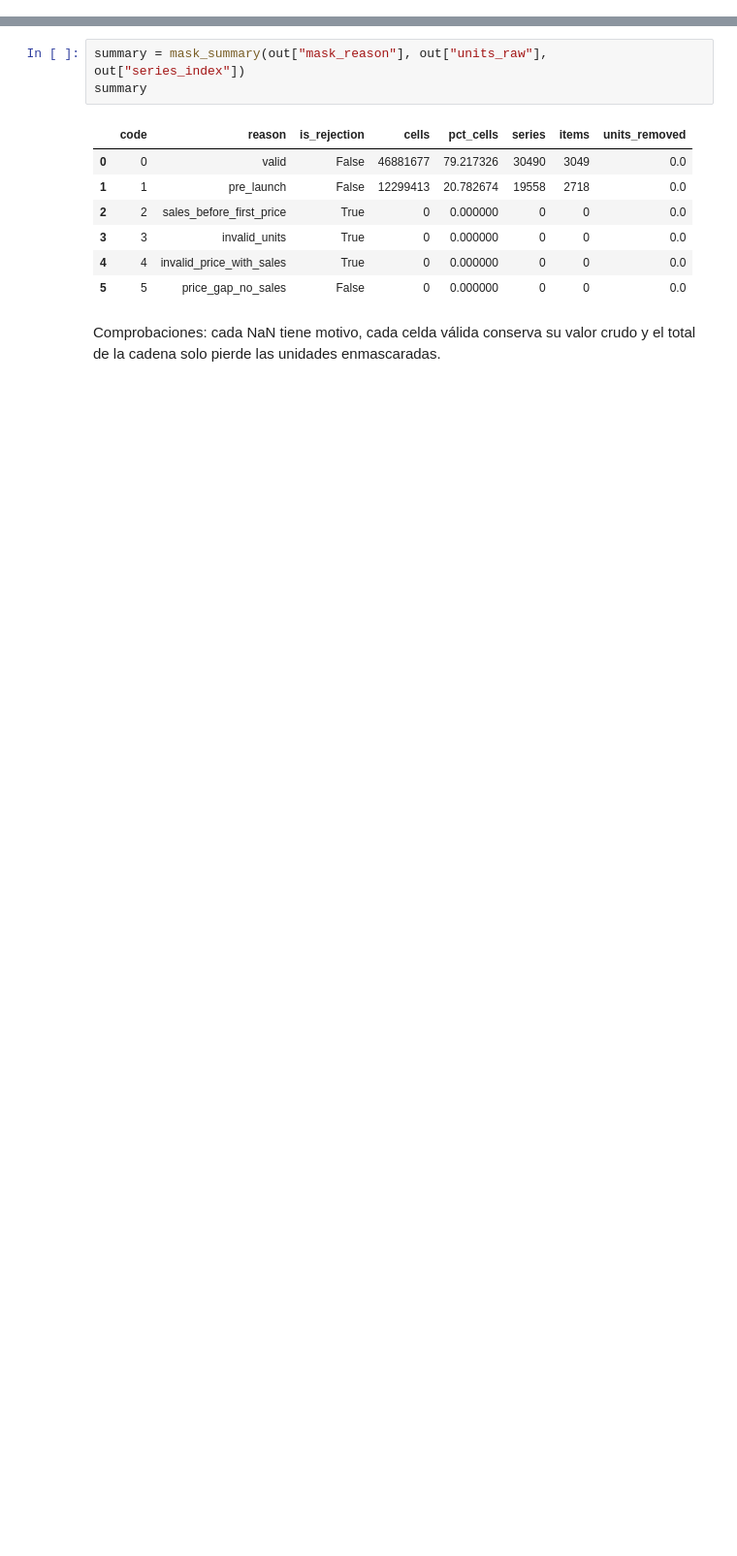
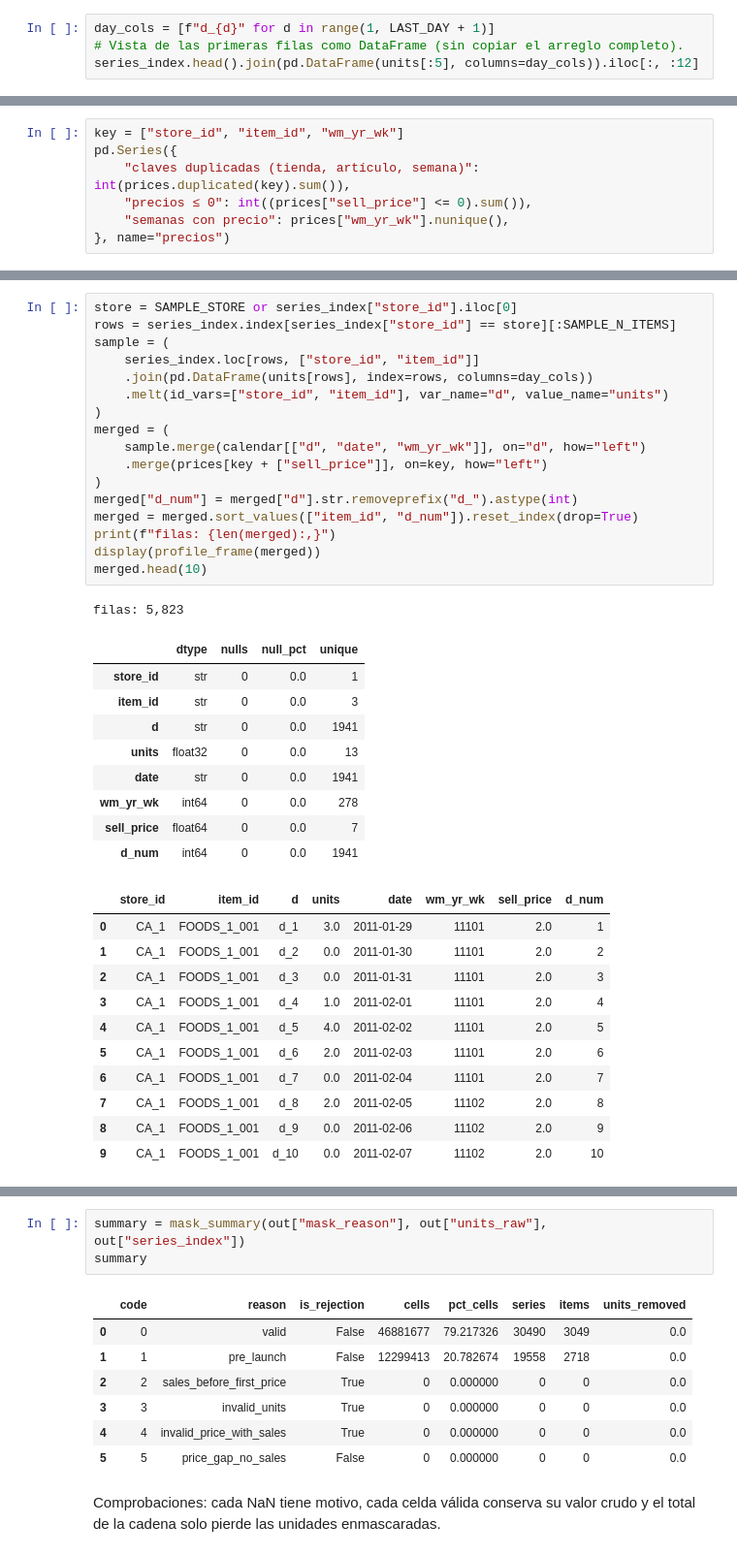
Before and after one commit to JoseSalas98/demand-forecasting-replenishment, a Jupyter notebook: notebooks/01_data_validation.ipynb, the cells around one changed output, grey strips where cells are left out. Shown at 97% size. Saved outputs shown, nothing was run; the diff lists cells and outputs as text; blank space fills up the shorter version.

```diff
--- a/notebooks/01_data_validation.ipynb
+++ b/notebooks/01_data_validation.ipynb
@@ -125,0 +172,4 @@ Una fila por motivo (`MASK_REASONS`): celdas, series y artículos afectados, y u
+# %%
+day_cols = [f"d_{d}" for d in range(1, LAST_DAY + 1)]
+# Vista de las primeras filas como DataFrame (sin copiar el arreglo completo).
+series_index.head().join(pd.DataFrame(units[:5], columns=day_cols)).iloc[:, :12]
@@ -125,0 +229,7 @@ Una fila por motivo (`MASK_REASONS`): celdas, series y artículos afectados, y u
+# %%
+key = ["store_id", "item_id", "wm_yr_wk"]
+pd.Series({
+    "claves duplicadas (tienda, artículo, semana)": int(prices.duplicated(key).sum()),
+    "precios ≤ 0": int((prices["sell_price"] <= 0).sum()),
+    "semanas con precio": prices["wm_yr_wk"].nunique(),
+}, name="precios")
@@ -125,0 +277,39 @@ Una fila por motivo (`MASK_REASONS`): celdas, series y artículos afectados, y u
+# %%
+store = SAMPLE_STORE or series_index["store_id"].iloc[0]
+rows = series_index.index[series_index["store_id"] == store][:SAMPLE_N_ITEMS]
+sample = (
+    series_index.loc[rows, ["store_id", "item_id"]]
+    .join(pd.DataFrame(units[rows], index=rows, columns=day_cols))
+    .melt(id_vars=["store_id", "item_id"], var_name="d", value_name="units")
+)
+merged = (
+    sample.merge(calendar[["d", "date", "wm_yr_wk"]], on="d", how="left")
+    .merge(prices[key + ["sell_price"]], on=key, how="left")
+)
+merged["d_num"] = merged["d"].str.removeprefix("d_").astype(int)
+merged = merged.sort_values(["item_id", "d_num"]).reset_index(drop=True)
+print(f"filas: {len(merged):,}")
+display(profile_frame(merged))
+merged.head(10)
+# %% [output]
+filas: 5,823
+|  | dtype | nulls | null_pct | unique |
+| store_id | str | 0 | 0.0 | 1 |
+| item_id | str | 0 | 0.0 | 3 |
+| d | str | 0 | 0.0 | 1941 |
+| units | float32 | 0 | 0.0 | 13 |
+| date | str | 0 | 0.0 | 1941 |
+| wm_yr_wk | int64 | 0 | 0.0 | 278 |
+| sell_price | float64 | 0 | 0.0 | 7 |
+| d_num | int64 | 0 | 0.0 | 1941 |
+|  | store_id | item_id | d | units | date | wm_yr_wk | sell_price | d_num |
+| 0 | CA_1 | FOODS_1_001 | d_1 | 3.0 | 2011-01-29 | 11101 | 2.0 | 1 |
+| 1 | CA_1 | FOODS_1_001 | d_2 | 0.0 | 2011-01-30 | 11101 | 2.0 | 2 |
+| 2 | CA_1 | FOODS_1_001 | d_3 | 0.0 | 2011-01-31 | 11101 | 2.0 | 3 |
+| 3 | CA_1 | FOODS_1_001 | d_4 | 1.0 | 2011-02-01 | 11101 | 2.0 | 4 |
+| 4 | CA_1 | FOODS_1_001 | d_5 | 4.0 | 2011-02-02 | 11101 | 2.0 | 5 |
+| 5 | CA_1 | FOODS_1_001 | d_6 | 2.0 | 2011-02-03 | 11101 | 2.0 | 6 |
+| 6 | CA_1 | FOODS_1_001 | d_7 | 0.0 | 2011-02-04 | 11101 | 2.0 | 7 |
+| 7 | CA_1 | FOODS_1_001 | d_8 | 2.0 | 2011-02-05 | 11102 | 2.0 | 8 |
+| 8 | CA_1 | FOODS_1_001 | d_9 | 0.0 | 2011-02-06 | 11102 | 2.0 | 9 |
+| 9 | CA_1 | FOODS_1_001 | d_10 | 0.0 | 2011-02-07 | 11102 | 2.0 | 10 |
```
Also changed, not shown: parts of 56 cells of this notebook, 1 other file.
